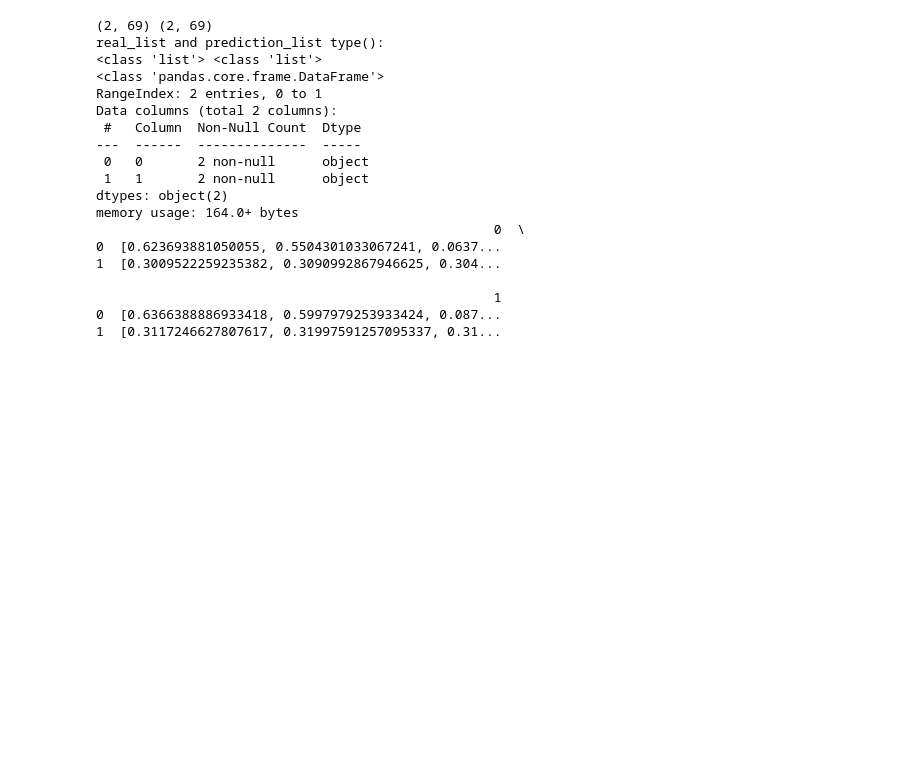
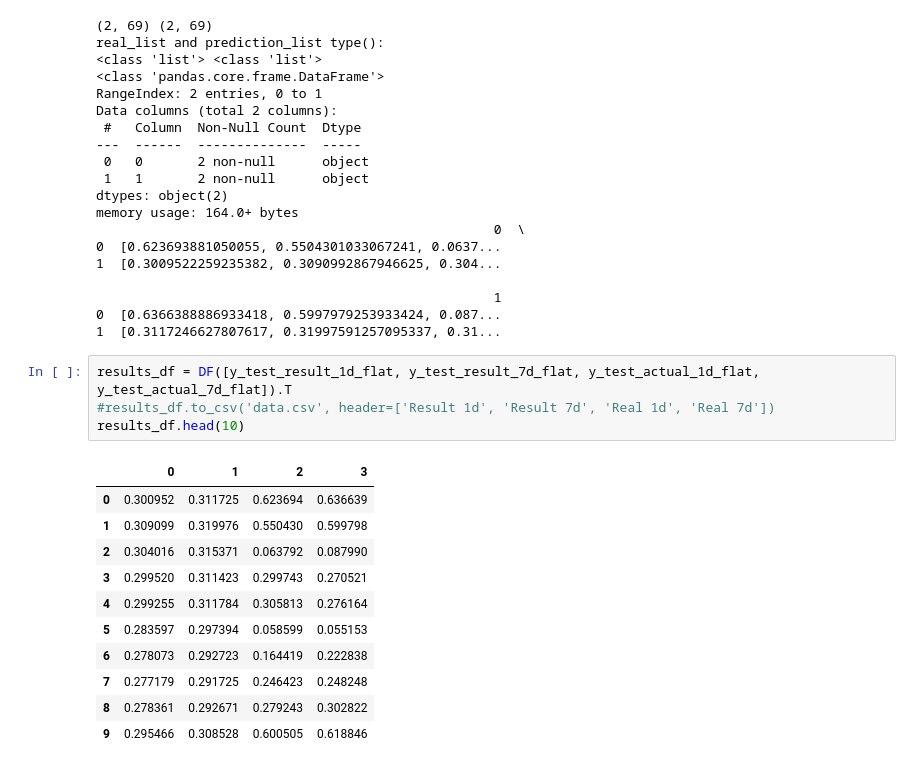
Before and after one commit to willhampshire/stock_prediction, a Jupyter notebook: model_testing.ipynb, the cells around one changed output. Cells and saved outputs as stored; diff of their text form; blank space fills up the shorter version.

```diff
--- a/model_testing.ipynb
+++ b/model_testing.ipynb
@@ -284,3 +284,19 @@ memory usage: 164.0+ bytes
                                                    1
 0  [0.6366388886933418, 0.5997979253933424, 0.087...
 1  [0.3117246627807617, 0.31997591257095337, 0.31...
+# %%
+results_df = DF([y_test_result_1d_flat, y_test_result_7d_flat, y_test_actual_1d_flat, y_test_actual_7d_flat]).T
+#results_df.to_csv('data.csv', header=['Result 1d', 'Result 7d', 'Real 1d', 'Real 7d'])
+results_df.head(10)
+# %% [output]
+|  | 0 | 1 | 2 | 3 |
+| 0 | 0.300952 | 0.311725 | 0.623694 | 0.636639 |
+| 1 | 0.309099 | 0.319976 | 0.550430 | 0.599798 |
+| 2 | 0.304016 | 0.315371 | 0.063792 | 0.087990 |
+| 3 | 0.299520 | 0.311423 | 0.299743 | 0.270521 |
+| 4 | 0.299255 | 0.311784 | 0.305813 | 0.276164 |
+| 5 | 0.283597 | 0.297394 | 0.058599 | 0.055153 |
+| 6 | 0.278073 | 0.292723 | 0.164419 | 0.222838 |
+| 7 | 0.277179 | 0.291725 | 0.246423 | 0.248248 |
+| 8 | 0.278361 | 0.292671 | 0.279243 | 0.302822 |
+| 9 | 0.295466 | 0.308528 | 0.600505 | 0.618846 |
```
Also changed, not shown: 6 other files.
